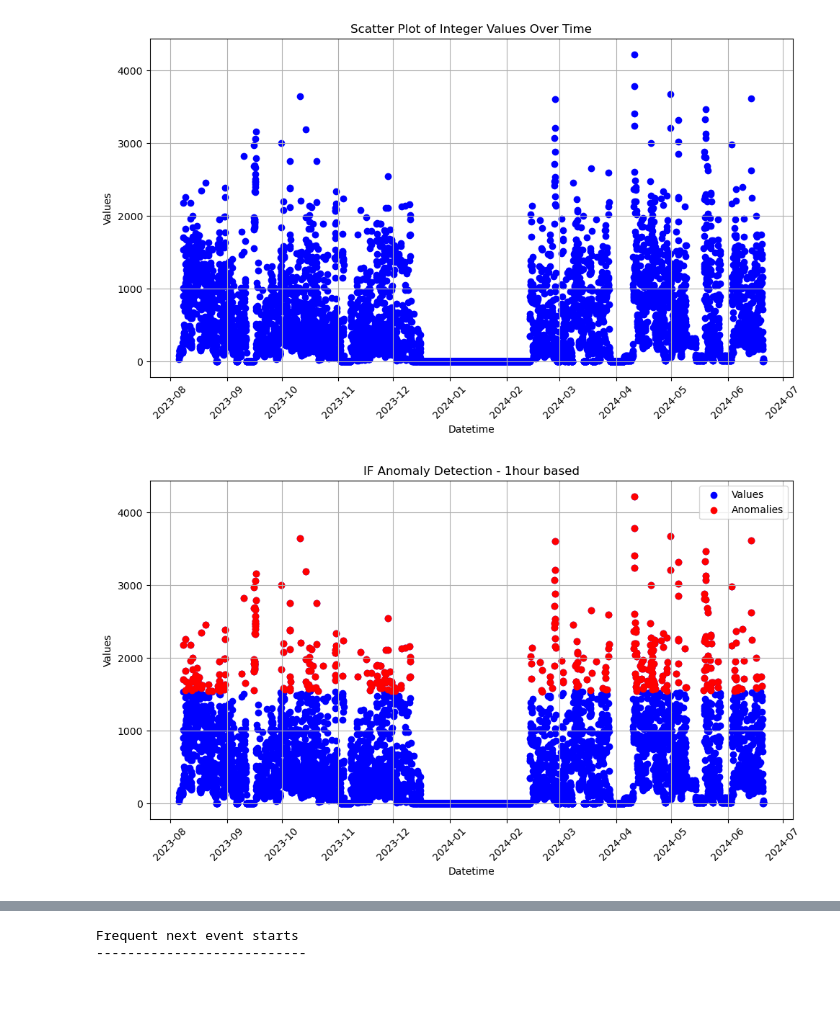
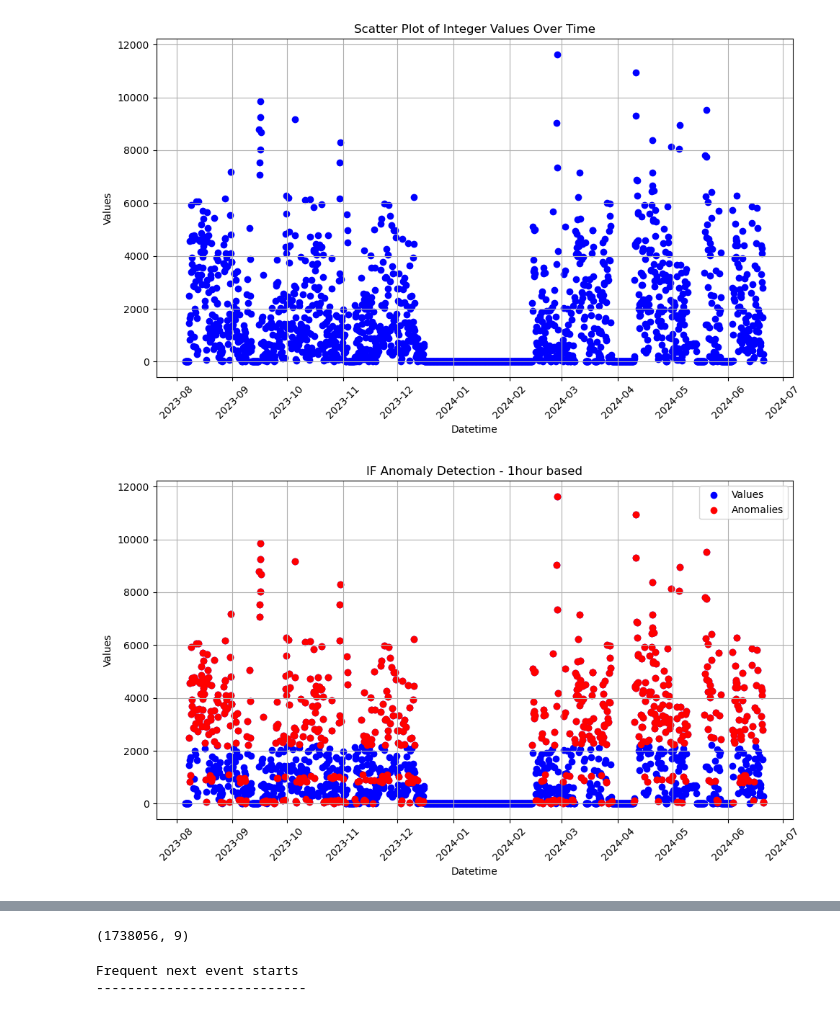
Before and after one commit to AsifTanvir/SEAD-analysis, a Jupyter notebook: Home_data_analysis.ipynb, the cells around one changed output, grey strips where cells are left out. Cells and saved outputs as stored; diff of their text form; code cells hidden in the pictures.

Commit message:
home data modifications by filtering the continuous sensors

```diff
--- a/Home_data_analysis.ipynb
+++ b/Home_data_analysis.ipynb
@@ -12,7 +12,7 @@ home_data = pd.read_csv('./Data/Home_Data/combined_sensor_dataset_latest.csv')
 home_data.loc[home_data['sensor_name'] == 'Light Sensor', 'state'] = 1 - home_data['state']
 
 # Change the continuous values to 1. We only need to check if the sensor is active or not
-home_data.loc[home_data['sensor_name'].isin(['Kitchen Humidity', 'Kitchen Temperature', 'Bedroom Humidity', 'Bedroom Temperature', 'Washroom Temperature', 'Washroom Humidity']), 'state'] = 1
+# home_data.loc[home_data['sensor_name'].isin(['Kitchen Humidity', 'Kitchen Temperature', 'Bedroom Humidity', 'Bedroom Temperature', 'Washroom Temperature', 'Washroom Humidity']), 'state'] = 1
 
 # Convert the 'datetime' column to a datetime data type if necessary
 home_data['datetime'] = pd.to_datetime(home_data['seconds'], unit='s')
@@ -21,8 +21,11 @@ home_data['datetime'] = pd.to_datetime(home_data['seconds'], unit='s')
 # Sort by the 'datetime' column
 home_data = home_data.sort_values(by='datetime')
 
+filtered_home_data = home_data[~home_data['sensor_name'].isin(['Kitchen Humidity', 'Kitchen Temperature', 'Bedroom Humidity', 'Bedroom Temperature', 'Washroom Temperature', 'Washroom Humidity'])]
+
+
 # Display the sorted, combined DataFrame
-print(home_data.head)
-unique_sensor = home_data.sensor_name.unique()
+print(filtered_home_data.shape, home_data.shape)
+unique_sensor = filtered_home_data.sensor_name.unique()
 print(unique_sensor)
 # %% [output]
@@ -46,13 +38,14 @@ print(unique_sensor)
 # %%
-home_data = home_data.set_index('datetime') #make the date column as index
+filtered_home_data = filtered_home_data.set_index('datetime') #make the date column as index
 
 # combined_office_data_filtered = combined_office_data.between_time('07:00', '19:00')
 # print(combined_office_data.size, combined_office_data_filtered.size)
-home_hourly = home_data.state.resample('1h').sum() #resample on hourly basis and get summary of sensor values on 2 hours.
+home_hourly = filtered_home_data.state.resample('4h').sum() #resample on hourly basis and get summary of sensor values on 2 hours.
 
 # home_hourly = home_hourly.between_time('09:00', '18:00')
 home_hourly = home_hourly.reset_index()
-home_data = home_data.reset_index()
+filtered_home_data = filtered_home_data.reset_index()
 
-print(home_hourly.head, home_data.head(10))
+print(home_hourly.head, filtered_home_data.head(10))
+# home_hourly.to_csv('./Output_CSV/home_data/test-sampling-1.csv', index=False)
 # %% [output]
@@ -90,7 +83,7 @@ plt.xticks(rotation=45)
 plt.tight_layout()
 plt.show()
 # %% [output]
-[figure, old version]
+[figure, new version]
 # %%
 from sklearn.ensemble import IsolationForest
 
@@ -100,7 +93,7 @@ from sklearn.ensemble import IsolationForest
 values = home_hourly[['state']]  # Selecting the 'values' column as input for the model
 
 # Initialize and fit the IsolationForest model
-model = IsolationForest(contamination=0.05, random_state=42)
+model = IsolationForest(contamination='auto', random_state=42)
 home_hourly['anomaly'] = model.fit_predict(values)
 
 # Isolation Forest outputs:
@@ -112,32 +105,32 @@ anomalies = home_hourly[home_hourly['anomaly'] == -1]
 non_anomalies = home_hourly[home_hourly['anomaly'] == 1]
 # print(df)
 
 # Plot the results
 plt.figure(figsize=(10, 6))
 plt.scatter(home_hourly['datetime'], home_hourly['state'], label='Values', color='blue', marker='o')
 plt.scatter(anomalies['datetime'], anomalies['state'], color='red', label='Anomalies', marker='o')
 plt.title('IF Anomaly Detection - 1hour based')
 plt.xlabel('Datetime')
 plt.ylabel('Values')
 plt.legend()
 plt.xticks(rotation=45)
 plt.grid(True)
 plt.tight_layout()
 # plt.savefig('./Plots/Office_plots/IF_2H.png')
 plt.show()
 
 
 count_anomaly_h = (home_hourly['anomaly'] == -1).sum()
 
 # Calculate the percentage of values equal to -1
 percentage_h = (count_anomaly_h / len(home_hourly)) * 100
 print(f"Total anomalies: {count_anomaly_h}, Percentage of anomalous values: {percentage_h}%")
 
 #only print the non anomalous values which are not zero
 df_filtered = non_anomalies[non_anomalies['state'] != 0]
 print(df_filtered)
 
-print( non_anomalies)
+print( anomalies.shape)
 # home_hourly.to_csv('./Output_CSV/home_data/IF_lab_anomaly_1h.csv', index=False)
 # %% [output]
-[figure, old version]
+[figure, new version]
@@ -161,3 +153,18 @@ Total anomalies: 384, Percentage of anomalous values: 5.0045614492375865%
+# %%
+anomalies_date = anomalies.set_index('datetime')
+anomalies_date_idx = anomalies_date.index
+
+
+home_data = home_data.set_index('datetime')
+# print(anomalies_date, home_data)
+
+# Filtering out the hourly anomalous data from the original data
+filtered_df = home_data[~home_data.index.floor('4h').isin(anomalies_date_idx)].reset_index()
+
+print(filtered_df.shape)
+# filtered_df.to_csv('./Output_CSV/home_data/test-filtered-1.csv', index=False)
+# %% [output]
+(1738056, 9)
 # %%
 from sklearn.ensemble import IsolationForest
 
```
Also changed, not shown: parts of 5 cells of this notebook, 2 other files.
